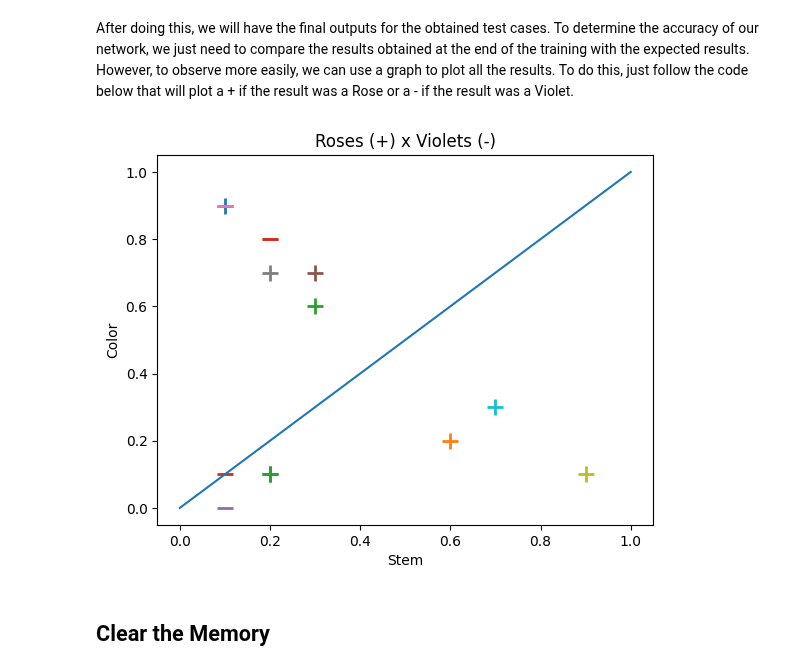
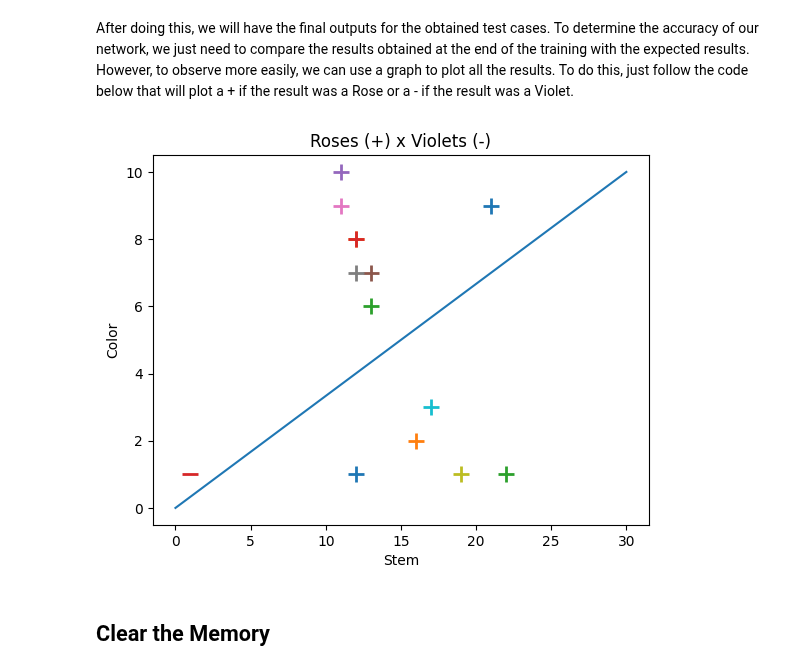
Before and after one commit to muriloboratto/AI-university-assignments, a Jupyter notebook: 03-percepetron-training.ipynb, the cells around one changed output. Saved outputs shown, nothing was run; the diff lists cells and outputs as text; code cells hidden in the pictures.

Commit message:
traning: adding grafics visualization

```diff
--- a/03-percepetron-training.ipynb
+++ b/03-percepetron-training.ipynb
@@ -161,0 +164,12 @@ y = np.array([1, 1, 1, 0, 0, 1, 1, 1, 1, 0, 0, 0, 0, 0])
+# %%
+for result, input in zip(y, X):
+    if result == 1: # rose
+        plt.scatter(input[0], input[1], s=120, marker='+', linewidths=2)
+    else: # violet
+        plt.scatter(input[0], input[1], s=120, marker='_', linewidths=2)
+
+plt.xlabel('Stem')
+plt.ylabel('Color')
+plt.title('Roses (+) x Violets (-)')
+plt.plot([0,10],[0,10])
+plt.show()
@@ -193,17 +209,17 @@ After doing this, we will have the final outputs for the obtained test cases. To
 # %%
 for result, input in zip(yResult, XTest):
     if result == 1: # rose
-        plt.scatter((input[0]%10)/10, (input[1]%10)/10, s=120, marker='+', linewidths=2)
+        plt.scatter(input[0], input[1], s=120, marker='+', linewidths=2)
     else: # violet
-        plt.scatter((input[0]%10)/10, (input[1]%10)/10, s=120, marker='_', linewidths=2)
+        plt.scatter(input[0], input[1], s=120, marker='_', linewidths=2)
 
 plt.xlabel('Stem')
 plt.ylabel('Color')
 plt.title('Roses (+) x Violets (-)')
-plt.plot([0,1],[0,1])
+plt.plot([0,30],[0,10])
 plt.show()
 # %% [output]
-[figure, old version]
+[figure, new version]
 # %% [markdown]
 ## Clear the Memory
 # %% [markdown]
```
Also changed, not shown: parts of 5 cells of this notebook.
